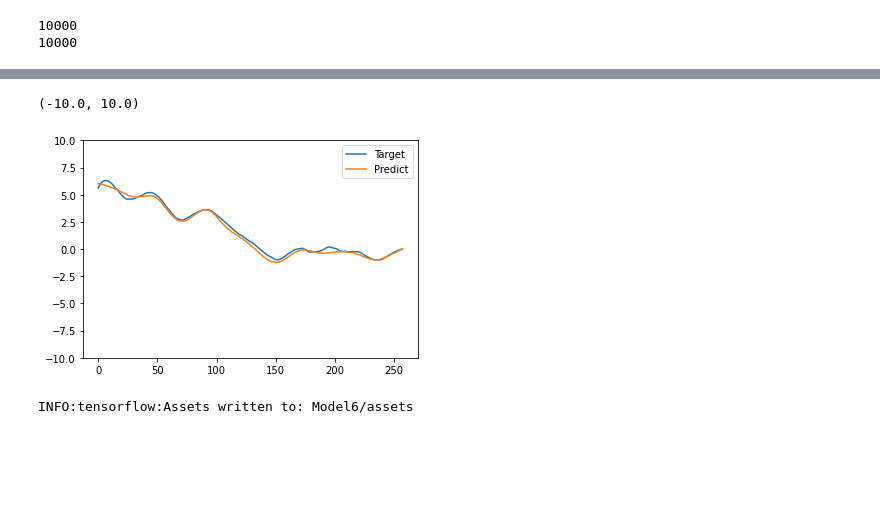
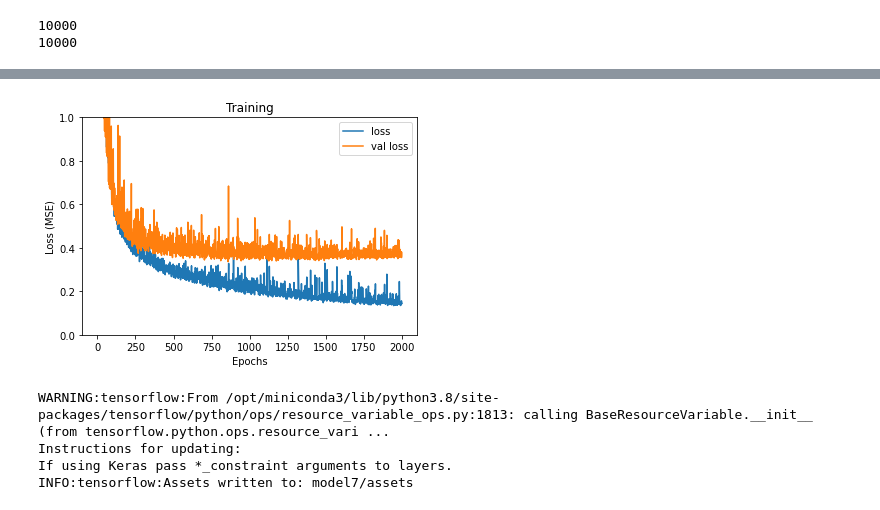
Before and after one commit to k-nolan-git/Summer_Project, a Jupyter notebook: Full_Run/Full_Run.ipynb, the cells around one changed output, grey strips where cells are left out. Drawn from its saved outputs; the diff is of its cells as text; code cells hidden in the pictures; blank space fills up the shorter version.

```diff
--- a/Full_Run/Full_Run.ipynb
+++ b/Full_Run/Full_Run.ipynb
@@ -242,15 +332,21 @@ for i in range(len(inp_lines)):
 28: &EndRDFsA
 # %%
 def write_rdf_inp(i):
-    inp = open("NaNa.inp", "r")
+    #function which writes rdf creation input script for traj{i}.xtc, resulting in rdf{i}.rdf
+    inp = open("Setup/NaNa.inp", "r")
     inp_lines = inp.readlines()
     inp.close
 
     inp_lines[1] = ' TrajFile = LAMMPS_Trajectories/traj{}.xtc \n'.format(i)
+    #changing the input trajectory filename
 
     inp_lines[8] = ' OutputFile = RDFs/rdf{}.rdf \n'.format(i)
+    #changing the output rdf filename
 
     out = open('RDF_Inputs/rdfinput{}.inp'.format(i), 'w')
     for obj in inp_lines:
         out.write(obj)
     out.close
+    #writing and saving the rdf input file
+
+#see Other_Jupyter_Notebooks/Creating_RDFs for a modified function which can deal with more than 1 bead type
@@ -307,7 +439,8 @@ for i in range(len(potlist)):
         startindex = np.where(x == round(potlist[i].DFs[j].x[0], 3))[0][0]
         for k in range(300):
             if k < startindex:
-                holder[k] = 300
+                holder[k] = 50000 - 100*i
+                #inside forbidden region large potential with negative linear slope
             elif k >= startindex and k-startindex < len(potlist[i].DFs[j].x):
                 holder[k] = potlist[i].DFs[j].y[k-startindex] + 30
             else:
@@ -319,6 +452,13 @@ for i in range(len(potlist)):
 
         new = tf.constant(new)
         pots.append(new)
+
+#same format as creating rdfs
+#but potential in the forbidden region is very large with negative linear slope
+#and potentials cannot end early, unlike RDFs
+
+#potentials are also shifted up by 30 to improve the performance of the network
+#if the network target data has many values around zero the networks performance can be reduced
 # %%
 print(len(pots))
 print(len(rdfs))
@@ -334,10 +478,13 @@ opt = tf.keras.optimizers.Adam()
 model = Sequential()
 
 model.add(Dense(rdfs[0].shape[0], activation = 'selu', input_shape = rdfs[0].shape))
-model.add(Dense(110, activation = 'selu'))
-model.add(Dense(110, activation = 'selu'))
+model.add(Dense(80, activation = 'selu'))
+model.add(Dense(80, activation = 'selu'))
 
 model.add(Dense(pots[0].shape[0]))
 
 model.summary()
+
+#building the dnn
+#for more complex system, the input shape will look something like (N, 257)
 # %% [output]
@@ -360,3 +513,5 @@ _________________________________________________________________
 # %%
 model.compile(loss = tf.keras.losses.MeanSquaredError(), optimizer = opt)
-history = model.fit(inputs, outputs, epochs = 2000, batch_size = 100, verbose = 1, validation_split = 0.2)
+#use MSE for loss is standard for regression
+history = model.fit(inputs, outputs, epochs = 2000, batch_size = 100, verbose = 0, validation_split = 0.2)
+#training the network
@@ -381,20 +518,23 @@ Epoch 2000/2000
-# %%
-x = np.linspace(0, 257, 257)
-for k in range(1):
-
-    i = random.randint(0,len(rdfs))
-    test = np.array([rdfs[i]])
-
-    modelpred = model.predict([test])
-    plt.plot(x, pots[i] - 30, label = 'Target')
-    plt.plot(x, modelpred[0] - 30, label = 'Predict')
-
-plt.legend()
-plt.ylim(-10,10)
-# %% [output]
-(-10.0, 10.0)
-[figure, removed]
+# %%
+plt.plot(history.history['loss'], label = 'loss')
+plt.plot(history.history['val_loss'], label = 'val loss')
+plt.ylim(0, 1)
+
+plt.xlabel('Epochs')
+plt.ylabel('Loss (MSE)')
+plt.legend()
+plt.title('Training')
+
+plt.savefig('trainingloss.png')
+
+#plotting network performance during training
+# %% [output]
+[figure, added]
 # %%
-model.save('Model6')
+model.save('modelname')
+#saving the newly trained network
 # %% [output]
-INFO:tensorflow:Assets written to: Model6/assets
+WARNING:tensorflow:From /opt/miniconda3/lib/python3.8/site-packages/tensorflow/python/ops/resource_variable_ops.py:1813: calling BaseResourceVariable.__init__ (from tensorflow.python.ops.resource_vari ...
+Instructions for updating:
+If using Keras pass *_constraint arguments to layers.
+INFO:tensorflow:Assets written to: model7/assets
```
Also changed, not shown: parts of 63 cells of this notebook, 21 other files.
